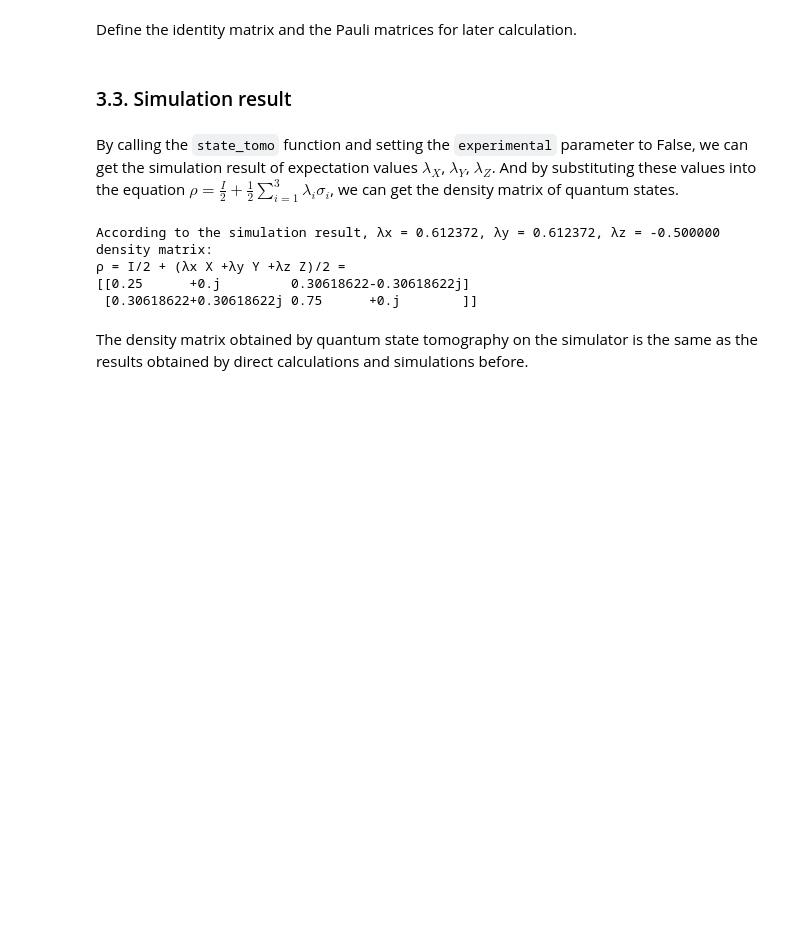
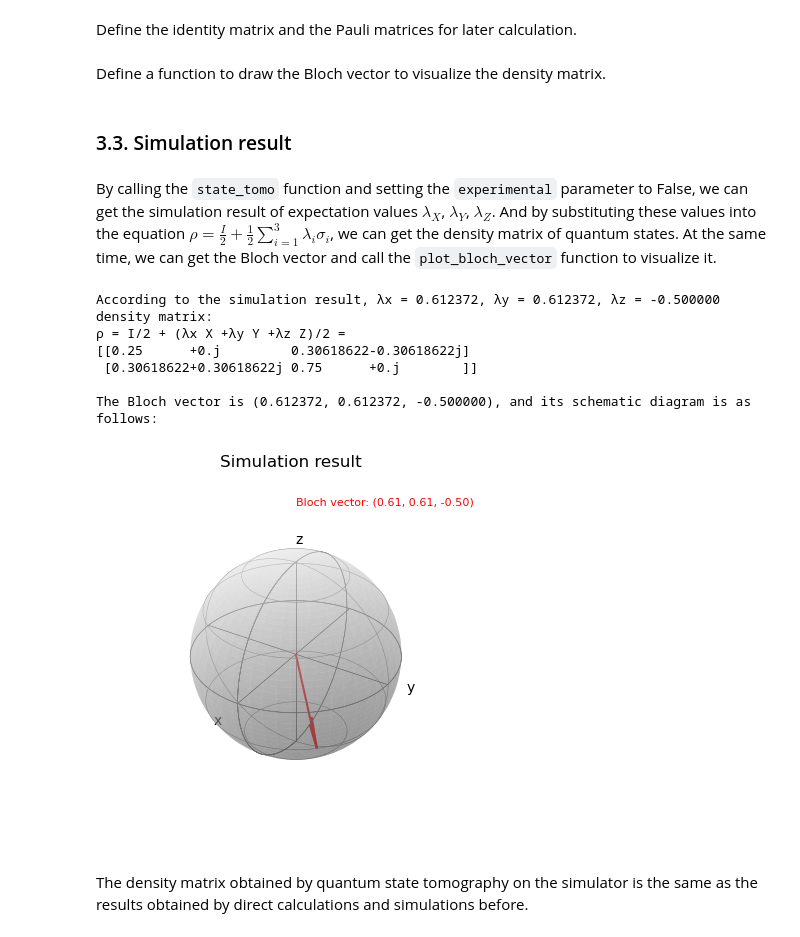
Before and after one commit to ScQ-Cloud/quafu-tutorial, a Jupyter notebook: algorithm/Quantum_state_tomography/Quantum_state_tomography.ipynb, the cells around one changed output. Cells and saved outputs as stored; diff of their text form; code cells hidden in the pictures; blank space fills up the shorter version.

Commit message:
update Quantum state tomography demo

```diff
--- a/algorithm/Quantum_state_tomography/Quantum_state_tomography.ipynb
+++ b/algorithm/Quantum_state_tomography/Quantum_state_tomography.ipynb
@@ -109,21 +109,65 @@ I = np.array([[1,0],[0,1]])
 X = np.array([[0,1],[1,0]])
 Y = np.array([[0,-1j],[1j,0]])
 Z = np.array([[1,0],[0,-1]])
+# %% [markdown]
+Define a function to draw the Bloch vector to visualize the density matrix.
+# %%
+def plot_bloch_vector(v_x, v_y, v_z, title=""):
+    # Create a figure object
+    fig = plt.figure()
+    # Create a 3D axes object
+    ax = fig.add_subplot(111, projection='3d')
+    # Define the parametric equation of the sphere
+    u = np.linspace(0, 2 * np.pi, 100)
+    v = np.linspace(0, np.pi, 5000)
+    x = np.outer(np.cos(u), np.sin(v))
+    y = np.outer(np.sin(u), np.sin(v))
+    z = np.outer(np.ones(np.size(u)), np.cos(v))
+    # Plot the surface of the sphere, and give the wireframe
+    ax.plot_surface(x, y, z, color="white", alpha=0.4)
+    ax.plot_wireframe(x, y, z, color="black", rcount=2, ccount=2, linewidth=0.4)
+    ax.plot_wireframe(x, y, z, color="grey", rcount=4, ccount=6, linewidth=0.4)
+    # Plot the coordinate axes inside the sphere span
+    span = np.linspace(-1.0, 1.0, 2)
+    ax.plot(span, 0 * span, zs=0, zdir="z", label="X", lw=0.4, color="black")
+    ax.plot(0 * span, span, zs=0, zdir="z", label="Y", lw=0.4, color="black")
+    ax.plot(0 * span, span, zs=0, zdir="y", label="Z", lw=0.4, color="black")
+    ax.text(1.4, 0, 0, 'x', color='black')
+    ax.text(0, 1.2, 0, 'y', color='black')
+    ax.text(0, 0, 1.2, 'z', color='black')
+    # Plot the Bloch vector, set the color to red
+    ax.quiver(0, 0, 0, v_x, v_y, v_z, color='r')
+    ax.text(0, 0, 1.6, 'Bloch vector: ({:.2f}, {:.2f}, {:.2f})'.format(v_x,v_y,v_z), fontsize=8, color='red')
+    # Set the range of the axes
+    ax.set_box_aspect([1, 1, 1])
+    ax.set_xlim(-1, 1)
+    ax.set_ylim(-1, 1)
+    ax.set_zlim(-1, 1)
+    ax.view_init(32, 32)
+    ax.set_axis_off()
+    ax.set_title(title)
+    # Show the figure
+    plt.show()
 # %% [markdown]
 ### 3.3. Simulation result
 # %% [markdown]
-By calling the `state_tomo` function and setting the `experimental` parameter to False, we can get the simulation result of expectation values $\lambda_X$, $\lambda_Y$, $\lambda_Z$. And by substituting these values into the equation $\rho=\frac{I}{2}+\frac{1}{2}\sum_{i=1}^3 \lambda_i \sigma_i $, we can get the density matrix of quantum states.
+By calling the `state_tomo` function and setting the `experimental` parameter to False, we can get the simulation result of expectation values $\lambda_X$, $\lambda_Y$, $\lambda_Z$. And by substituting these values into the equation $\rho=\frac{I}{2}+\frac{1}{2}\sum_{i=1}^3 \lambda_i \sigma_i $, we can get the density matrix of quantum states. At the same time, we can get the Bloch vector and call the `plot_bloch_vector` function to visualize it.
 # %%
 obsexp, experimental = state_tomo(theta=2*pi/3, phi=pi/4, experimental=False)
 rho = (I + obsexp[0]*X + obsexp[1]*Y + obsexp[2]*Z)/2
 print("According to the simulation result, λx = {:.6f}, λy = {:.6f}, λz = {:.6f}".format(*obsexp))
-print("density matrix:","ρ = I/2 + (λx X +λy Y +λz Z)/2 = ",rho,sep="\n")
+print("density matrix:","ρ = I/2 + (λx X +λy Y +λz Z)/2 = ",rho,"",sep="\n")
+print("The Bloch vector is ({:.6f}, {:.6f}, {:.6f}), and its schematic diagram is as follows:".format(*obsexp))
+plot_bloch_vector(*obsexp, title = "Simulation result")
 # %% [output]
 According to the simulation result, λx = 0.612372, λy = 0.612372, λz = -0.500000
 density matrix:
 ρ = I/2 + (λx X +λy Y +λz Z)/2 =
 [[0.25      +0.j         0.30618622-0.30618622j]
  [0.30618622+0.30618622j 0.75      +0.j        ]]
+
+The Bloch vector is (0.612372, 0.612372, -0.500000), and its schematic diagram is as follows:
+[figure, added]
 # %% [markdown]
 The density matrix obtained by quantum state tomography on the simulator is the same as the results obtained by direct calculations and simulations before.
 # %% [markdown]
```
Also changed, not shown: parts of 3 cells of this notebook, 1 other file.
